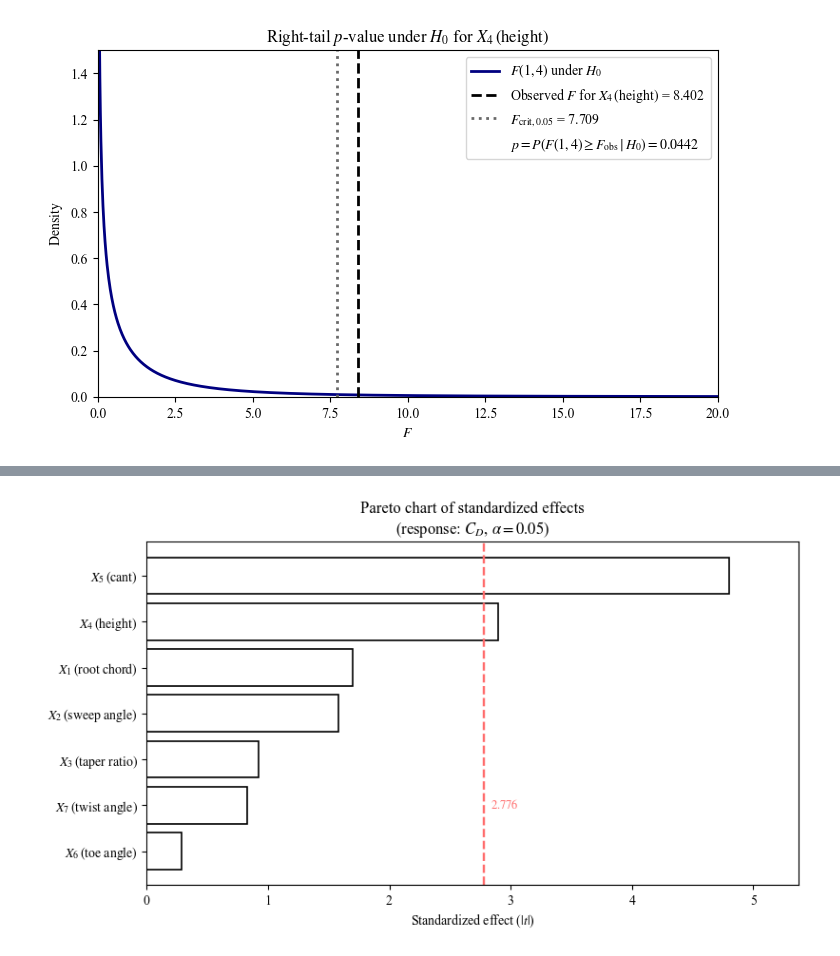
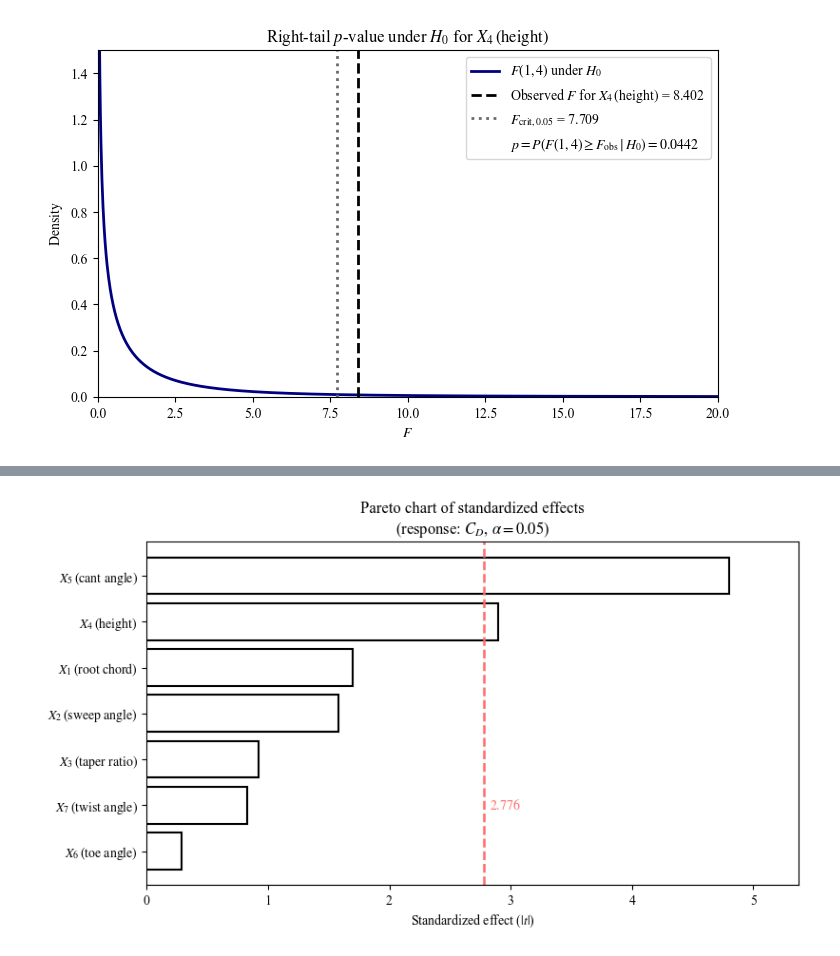
Before and after one commit to francescoperrelli/doe-project, a Jupyter notebook: content/pb_screening_anova_demo.ipynb, the cells around one changed output, grey strips where cells are left out. Drawn from its saved outputs; the diff is of its cells as text; code cells hidden in the pictures.

```diff
--- a/content/pb_screening_anova_demo.ipynb
+++ b/content/pb_screening_anova_demo.ipynb
@@ -93,7 +70,7 @@ Interpretation notes:
 You can replace the $C_D$ values with another dataset and rerun all cells to reproduce the same inferential pipeline on new observations.
 # %%
 # Coded 12-run PB design used in the paper
-factors = ["X1_root_chord", "X2_sweep_angle", "X3_taper_ratio", "X4_height", "X5_cant", "X6_toe_angle", "X7_twist_angle"]
+factors = ["X1_root_chord", "X2_sweep_angle", "X3_taper_ratio", "X4_height", "X5_cant_angle", "X6_toe_angle", "X7_twist_angle"]
 
 coded = np.array([
     [ -1,  -1,  -1,   1,   1,   1,  -1],  #1
@@ -577,52 +685,26 @@ else:
 # %%
 # Pareto chart of standardized effects (|t| = sqrt(F) for df1 = 1)
 if SCIPY_AVAILABLE:
     from scipy.stats import t as t_dist
 
     alpha = 0.05
     t_crit = float(t_dist.ppf(1 - alpha / 2, df_error))
 
     pareto_df = results_df[["factor", "F"]].copy()
     pareto_df["std_effect"] = np.sqrt(pareto_df["F"])
     pareto_df = pareto_df.sort_values("std_effect", ascending=False)
 
-    y_labels = [factor_to_tex(name, wrap_math=True) for name in pareto_df["factor"]]
-    y_pos = np.arange(len(pareto_df))
-
-    plt.figure(figsize=(8.2, 4.8))
-    plt.barh(
-        y_pos,
-        pareto_df["std_effect"],
-        color="white",
-        edgecolor="black",
-        linewidth=1.2
+    plot_pareto_std_effects(
+        pareto_df,
+        t_crit=t_crit,
+        title=r"Pareto chart of standardized effects",
+        subtitle=r"(response: $C_D$, $\alpha=0.05$)",
+        figsize=(8.2, 4.8),
     )
-    plt.yticks(y_pos, y_labels)
-    plt.gca().invert_yaxis()
-
-    plt.axvline(t_crit, color="#ff6b6b", linestyle="--", linewidth=1.7)
-    twist_name = "X7_twist_angle"
-    twist_y = list(pareto_df["factor"]).index(twist_name) if twist_name in list(pareto_df["factor"]) else len(pareto_df) - 2
-    plt.text(
-        t_crit + 0.06,
-        twist_y,
-        rf"${t_crit:.3f}$",
-        color="#ff6b6b",
-        ha="left",
-        va="center",
-        fontsize=9,
-        fontweight="bold"
-    )
-
-    plt.xlabel(r"Standardized effect ($|t|$)")
-    plt.title(r"Pareto chart of standardized effects" + "\n" + r"(response: $C_D$, $\alpha=0.05$)")
-    plt.xlim(0, max(float(pareto_df["std_effect"].max()) * 1.12, t_crit * 1.15))
-    plt.tight_layout()
-    plt.show()
 else:
     print("This Pareto chart requires scipy (scipy.stats.t and scipy.stats.f).")
 # %% [output]
-[figure, old version]
+[figure, new version]
 # %% [markdown]
 ## Reduced Model After Removing the Least Significant Factor
 
```
Also changed, not shown: parts of 11 cells of this notebook.
